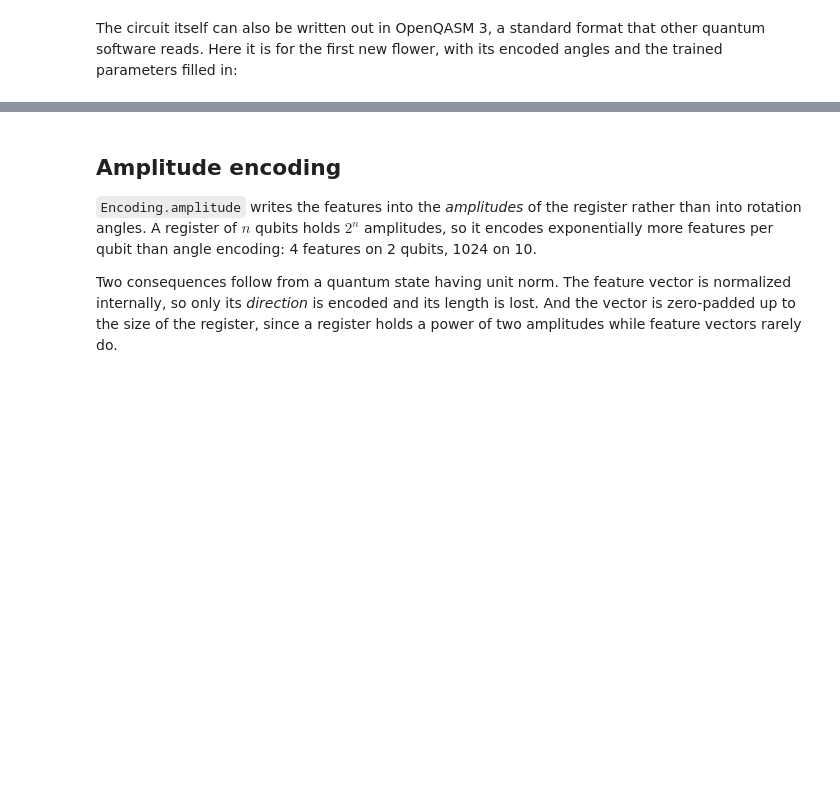
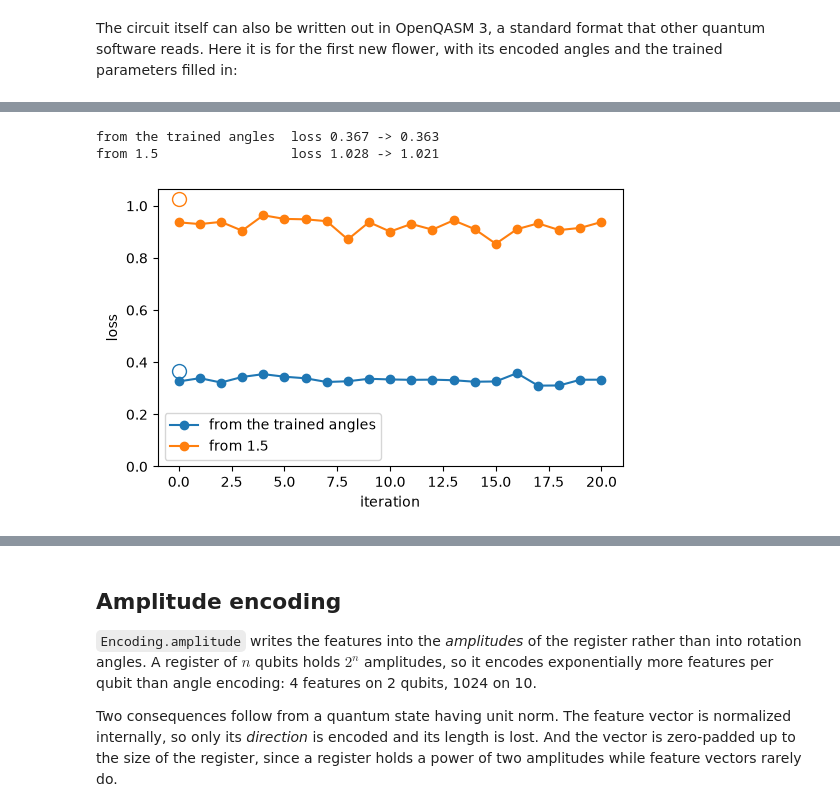
Before and after one commit to seggraja/Qrisp, a Jupyter notebook: documentation/source/general/tutorial/QMLtutorial.ipynb, the cells around one changed output, grey strips where cells are left out. Drawn from its saved outputs; the diff is of its cells as text; code cells hidden in the pictures; blank space fills up the shorter version.

Commit message:
explain how COBYLA and SPSA update the parameters, plot every training run, and move data re-uploading out of the QML tutorial

```diff
--- a/documentation/source/general/tutorial/QMLtutorial.ipynb
+++ b/documentation/source/general/tutorial/QMLtutorial.ipynb
@@ -506,12 +600,21 @@ To see what this gains us, we also train the same model from our usual starting
 # %%
 ansatz_he = Ansatz.hardware_efficient(num_qubits=num_qubits, layers=1, rotations=("y", "z"))
 model_he = make_model(saved["encoding"], ansatz_he, saved["observable"])
 
 w = saved["parameters"]
 w_reused = jnp.array([w[0], w[1], 0.0, 0.0, w[2], w[3], 0.0, 0.0])
 w_fresh = jnp.array([1.5] * hardware_efficient_size(num_qubits, layers=1, rotations=("y", "z")))
 
+runs = []
 for name, w0 in [("from the trained angles", w_reused), ("from 1.5", w_fresh)]:
-    start, end, _ = train_from(model_he, X_cm, y_train, w0)
+    history = []
+    start, end, _ = train_from(model_he, X_cm, y_train, w0, history=history)
     print(f"{name:24s} loss {float(start):.3f} -> {float(end):.3f}")
+    runs.append((name, history, len(w0)))
+
+plot_losses(runs)
+# %% [output]
+from the trained angles  loss 0.367 -> 0.363
+from 1.5                 loss 1.028 -> 1.021
+[figure, added]
 # %% [markdown]
```
Also changed, not shown: parts of 31 cells of this notebook, 4 other files.
